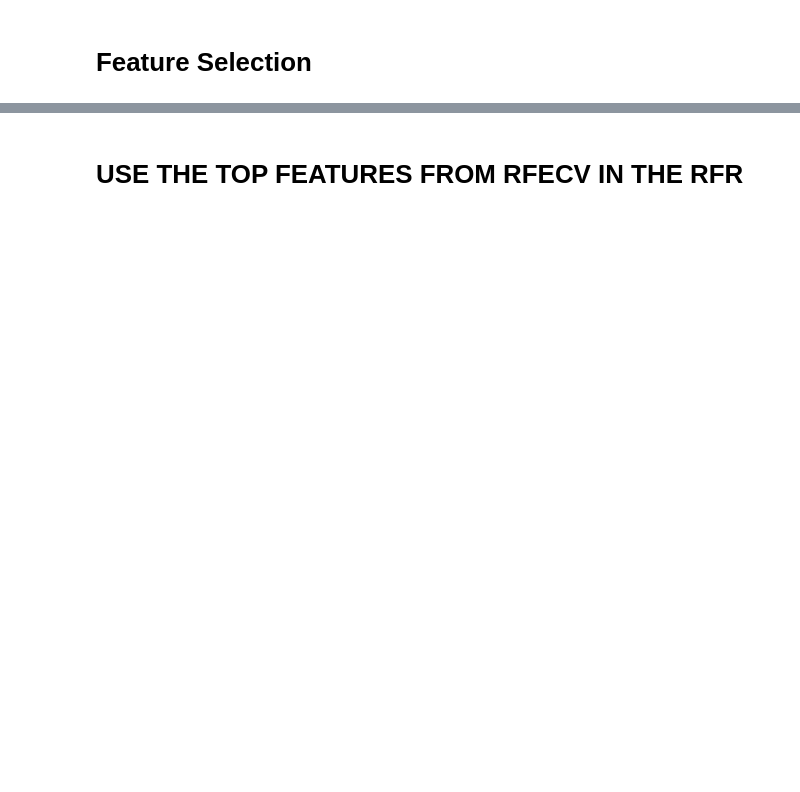
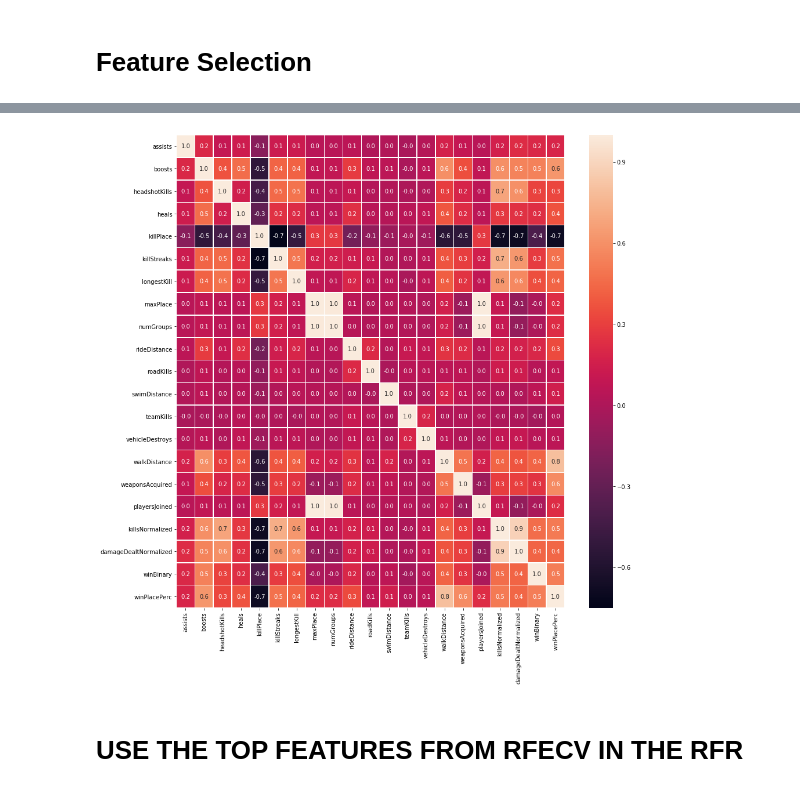
Before and after one commit to sslogar/STA4211Project, a Jupyter notebook: 4212NB.ipynb, the cells around one changed output, grey strips where cells are left out. Cells and saved outputs as stored; diff of their text form; code cells hidden in the pictures; blank space fills up the shorter version.

```diff
--- a/4212NB.ipynb
+++ b/4212NB.ipynb
@@ -269,7 +296,7 @@ y = df_sample['winPlacePerc'] # Only target variable
 #Xlr_train, Xlr_test, ylr_train, ylr_test = train_test_split(Xlr, ylr, test_size=0.3, random_state=22,shuffle=True)
 # %%
 model_rfe = LogisticRegression()
-rfe = RFE(model_rfe, 1)
+rfe = RFE(model_rfe, 10)
 X_int = X.astype('int')
 y_int = (y * 100).astype('int')
 fit = rfe.fit(X_int,y_int)
@@ -377,0 +405,3 @@ Feature Ranking, From Recursive Feature Elimination:
+# %%
+for y in range(len(list(featureNames_cv)) - rfecv.n_features_):
+    df_sample.drop([rfeCVRanks['feature'][len(rfeCVRanks)-y-1]], inplace=True, axis=1)
@@ -377,0 +428,6 @@ Feature Ranking, From Recursive Feature Elimination:
+# %%
+f,ax = plt.subplots(figsize=(15, 15))
+sns.heatmap(df_sample.corr(), annot=True, linewidths=.5, fmt= '.1f',ax=ax)
+plt.show()
+# %% [output]
+[figure, added]
```
Also changed, not shown: parts of 24 cells of this notebook.
